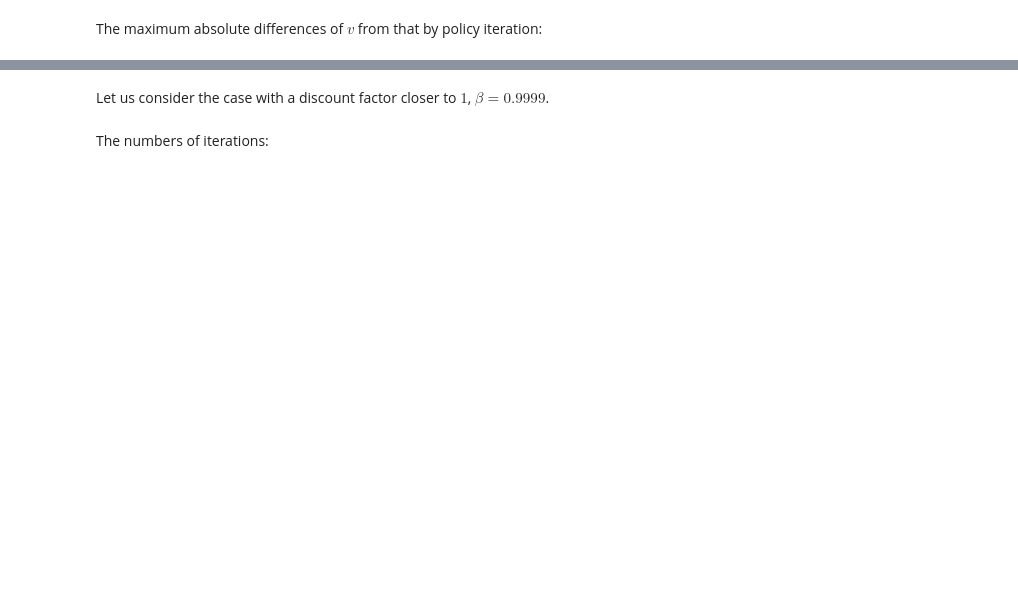
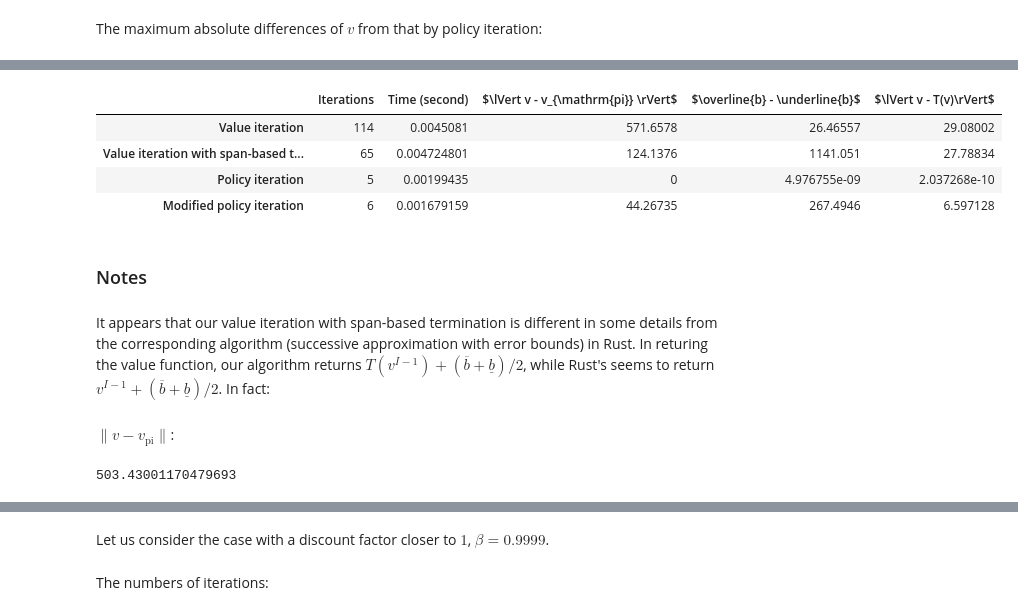
Before and after one commit to oyamad/mdp, a Jupyter notebook: mdp_ex_rust96.ipynb, the cells around one changed output, grey strips where cells are left out. Saved outputs shown, nothing was run; the diff lists cells and outputs as text; code cells hidden in the pictures; blank space fills up the shorter version.

```diff
--- a/mdp_ex_rust96.ipynb
+++ b/mdp_ex_rust96.ipynb
@@ -288,0 +204,7 @@ modified policy iteration
+# %%
+for label in labels:
+    v = results[label].v
+    diff_max = \
+        np.abs(v - mdp.bellman_operator(v)).max()
+    print(diff_max, '\t' + '(' + label + ')')
+    df[columns[4]].loc[label] = diff_max
@@ -288,0 +226,10 @@ modified policy iteration
+# %%
+for i in range(4):
+    if labels[i] != 'Policy iteration':
+        k = 20 if labels[i] == 'Modified policy iteration' else 0
+        res = mdp.solve(method=methods[i], v_init=v_init, k=k,
+                        max_iter=results[labels[i]].num_iter-1)
+        diff = mdp.bellman_operator(res.v) - res.v
+        diff_span = (diff.max() - diff.min()) * mdp.beta / (1 - mdp.beta)
+        print(diff_span, '\t' + '(' + labels[i] + ')')
+        df[columns[3]].loc[labels[i]] = diff_span
@@ -288,0 +244,7 @@ modified policy iteration
+# %%
+label = 'Policy iteration'
+v = results[label].v
+diff = mdp.bellman_operator(v) - v
+diff_span = (diff.max() - diff.min()) * mdp.beta / (1 - mdp.beta)
+print(diff_span, '\t' + '(' + label + ')')
+df[columns[3]].loc[label] = diff_span
@@ -288,0 +255,6 @@ modified policy iteration
+# %%
+for i in range(4):
+    k = 20 if labels[i] == 'Modified policy iteration' else 0
+    print(labels[i])
+    t = %timeit -o mdp.solve(method=methods[i], v_init=v_init, epsilon=epsilon, k=k)
+    df[columns[1]].loc[labels[i]] = t.best
@@ -288,0 +270,17 @@ modified policy iteration
+# %%
+df
+# %% [output]
+|  | Iterations | Time (second) | $\lVert v - v_{\mathrm{pi}} \rVert$ | $\overline{b} - \underline{b}$ | $\lVert v - T(v)\rVert$ |
+| Value iteration | 114 | 0.0045081 | 571.6578 | 26.46557 | 29.08002 |
+| Value iteration with span-based t... | 65 | 0.004724801 | 124.1376 | 1141.051 | 27.78834 |
+| Policy iteration | 5 | 0.00199435 | 0 | 4.976755e-09 | 2.037268e-10 |
+| Modified policy iteration | 6 | 0.001679159 | 44.26735 | 267.4946 | 6.597128 |
+# %% [markdown]
+### Notes
+# %% [markdown]
+It appears that our value iteration with span-based termination is different in some details
+from the corresponding algorithm (successive approximation with error bounds) in Rust.
+In returing the value function, our algorithm returns
+$T(v^{I-1}) + (\overline{b} + \underline{b})/2$,
+while Rust's seems to return $v^{I-1} + (\overline{b} + \underline{b})/2$.
+In fact:
@@ -288,0 +294,6 @@ modified policy iteration
+# %% [markdown]
+$\lVert v - v_{\mathrm{pi}}\rVert$:
+# %%
+np.abs(v - results['Policy iteration'].v).max()
+# %% [output]
+503.43001170479693
```
Also changed, not shown: parts of 91 cells of this notebook, 6 other files.
